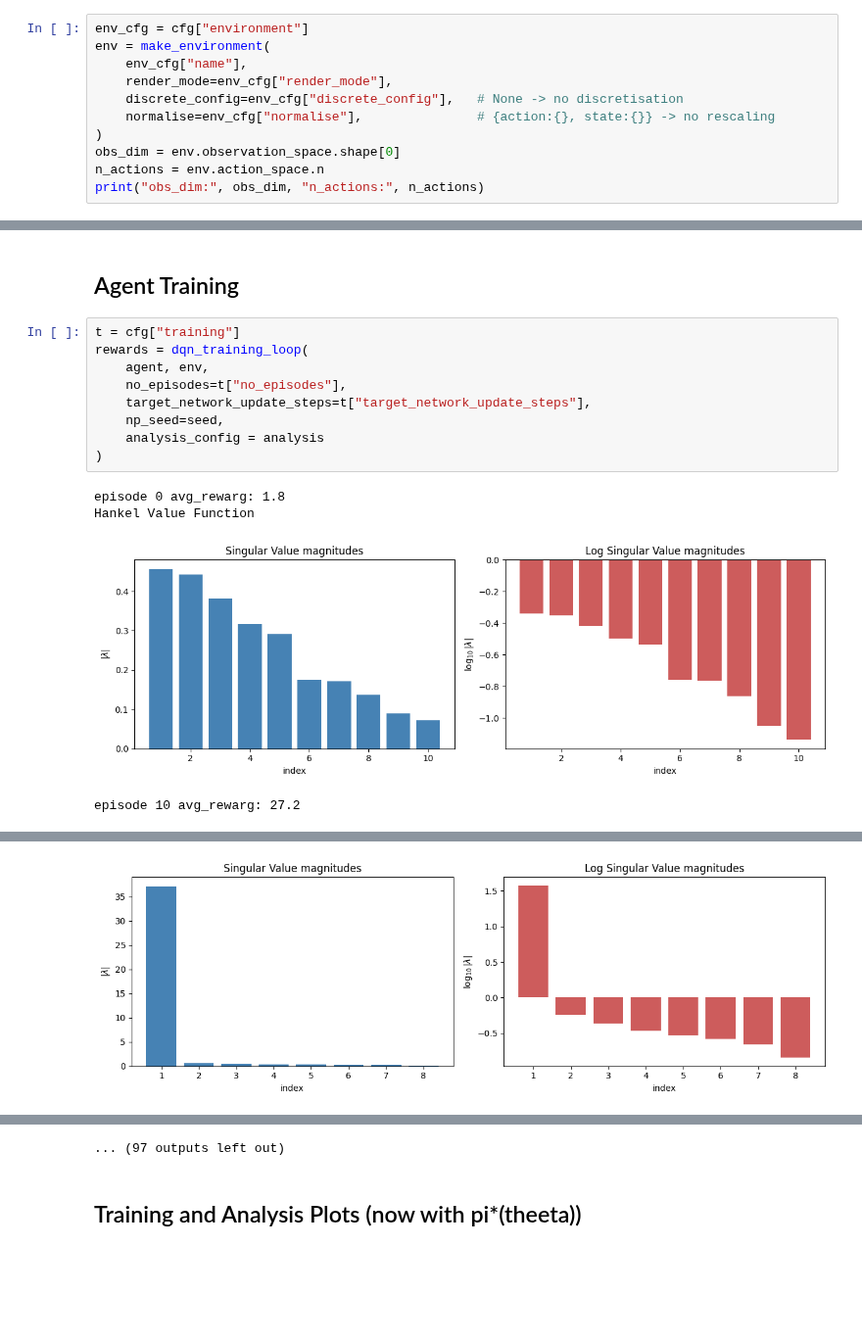
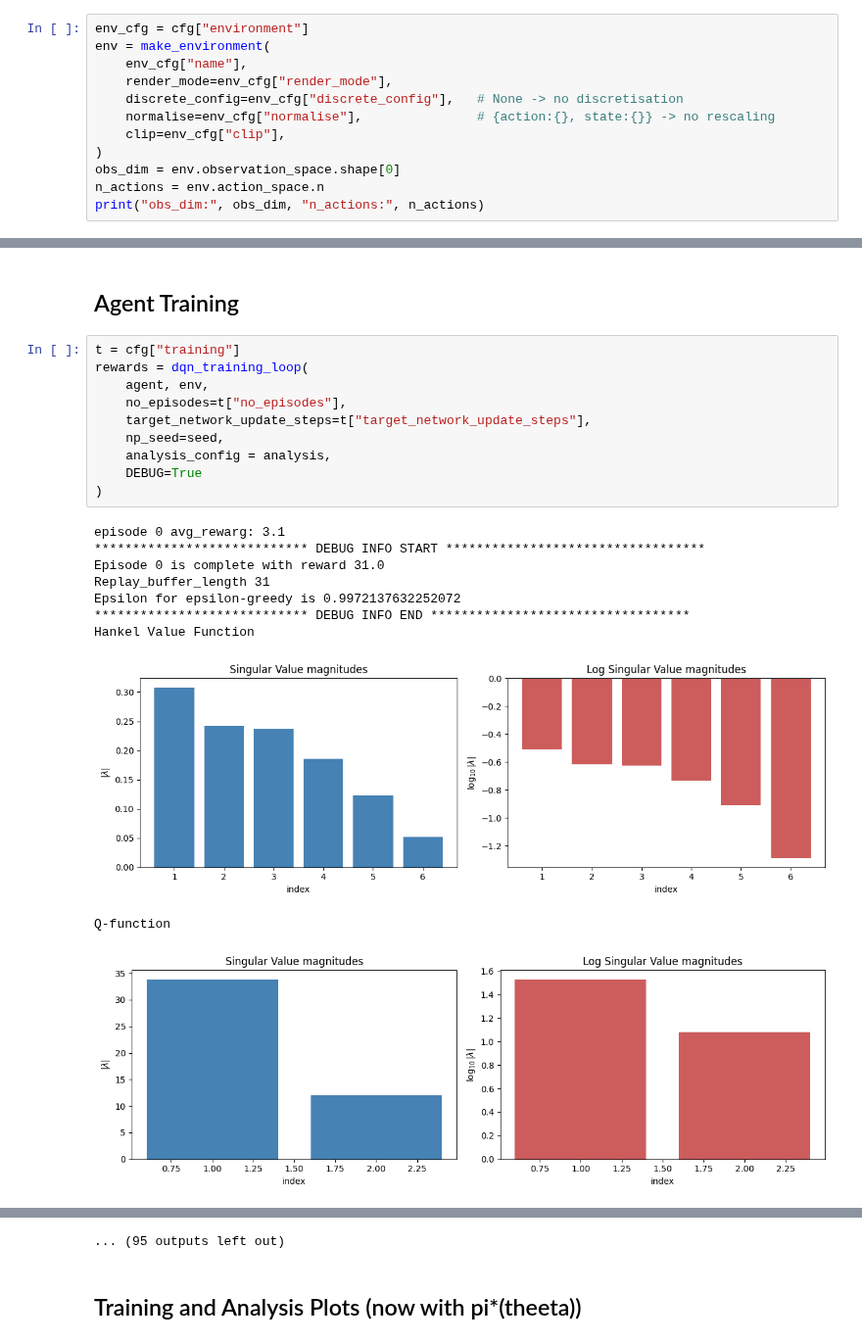
Before and after one commit to Souparna-Mandal/Low-Rank-RL-TL, a Jupyter notebook: experiments/dqn_cartpole/exp1.ipynb, the cells around one changed output, grey strips where cells are left out. Shown at 98% size. Saved outputs shown, nothing was run; the diff lists cells and outputs as text; blank space fills up the shorter version.

```diff
--- a/experiments/dqn_cartpole/exp1.ipynb
+++ b/experiments/dqn_cartpole/exp1.ipynb
@@ -68,6 +67,7 @@ env = make_environment(
     render_mode=env_cfg["render_mode"],
     discrete_config=env_cfg["discrete_config"],   # None -> no discretisation
     normalise=env_cfg["normalise"],               # {action:{}, state:{}} -> no rescaling
+    clip=env_cfg["clip"],
 )
 obs_dim = env.observation_space.shape[0]
 n_actions = env.action_space.n
@@ -139,14 +140,21 @@ analysis
 # %%
 t = cfg["training"]
 rewards = dqn_training_loop(
     agent, env,
     no_episodes=t["no_episodes"],
     target_network_update_steps=t["target_network_update_steps"],
     np_seed=seed,
-    analysis_config = analysis
+    analysis_config = analysis,
+    DEBUG=True
 )
 # %% [output]
-episode 0 avg_rewarg: 1.8
+episode 0 avg_rewarg: 3.1
+**************************** DEBUG INFO START **********************************
+Episode 0 is complete with reward 31.0
+Replay_buffer_length 31
+Epsilon for epsilon-greedy is 0.9972137632252072
+**************************** DEBUG INFO END **********************************
 Hankel Value Function
-[figure, old version]
+[figure, new version]
-episode 10 avg_rewarg: 27.2
+Q-function
+[figure, new version]
@@ -158 +220,0 @@ Hankel Value Function
-[figure, old version]
@@ -163,4 +273,4 @@ episode 90 avg_rewarg: 23.5
-... (97 outputs left out)
+... (95 outputs left out)
 # %% [markdown]
 ## Training and Analysis Plots (now with pi*(theeta))
 # %%
```
Also changed, not shown: parts of 6 cells of this notebook, 3 other files.
